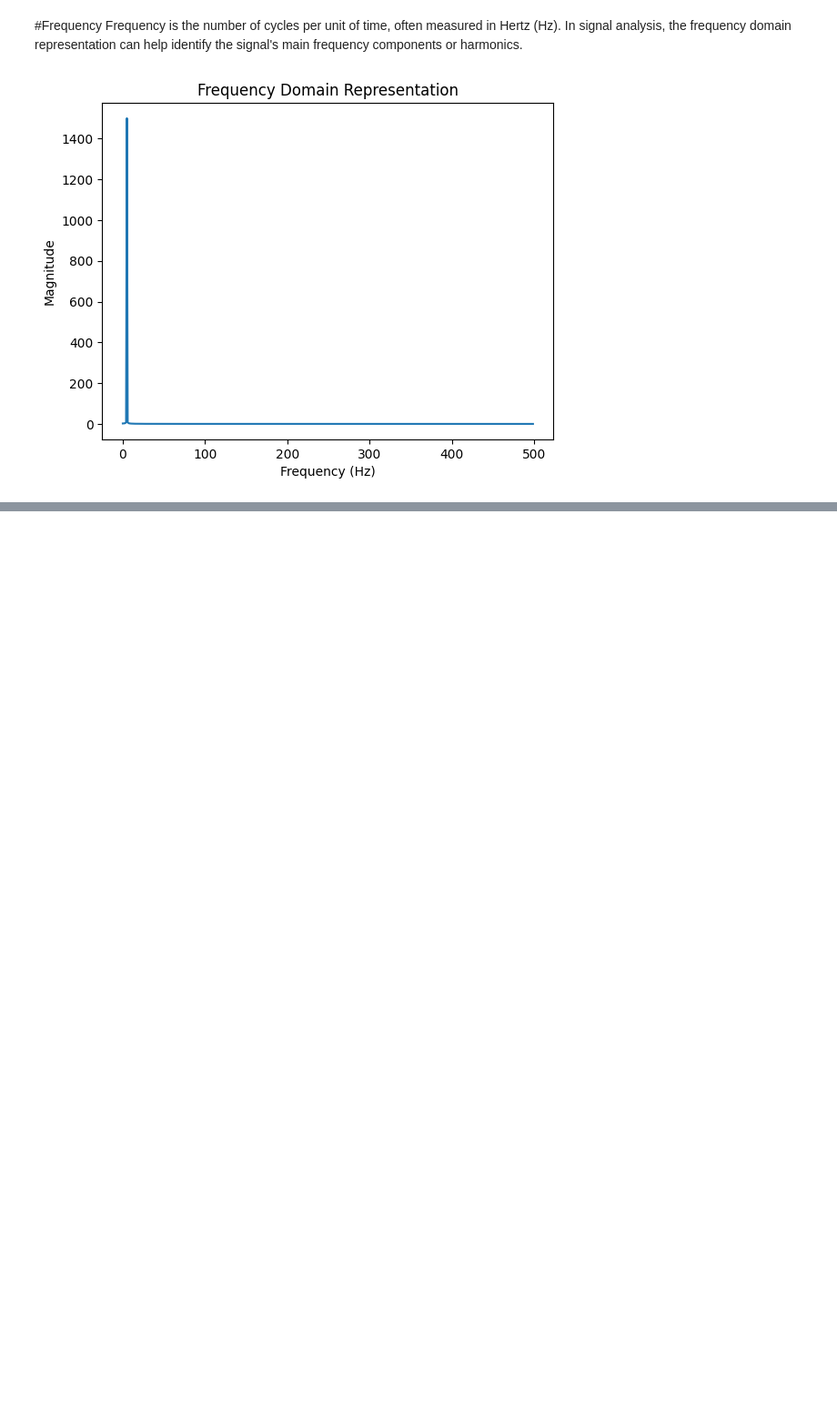
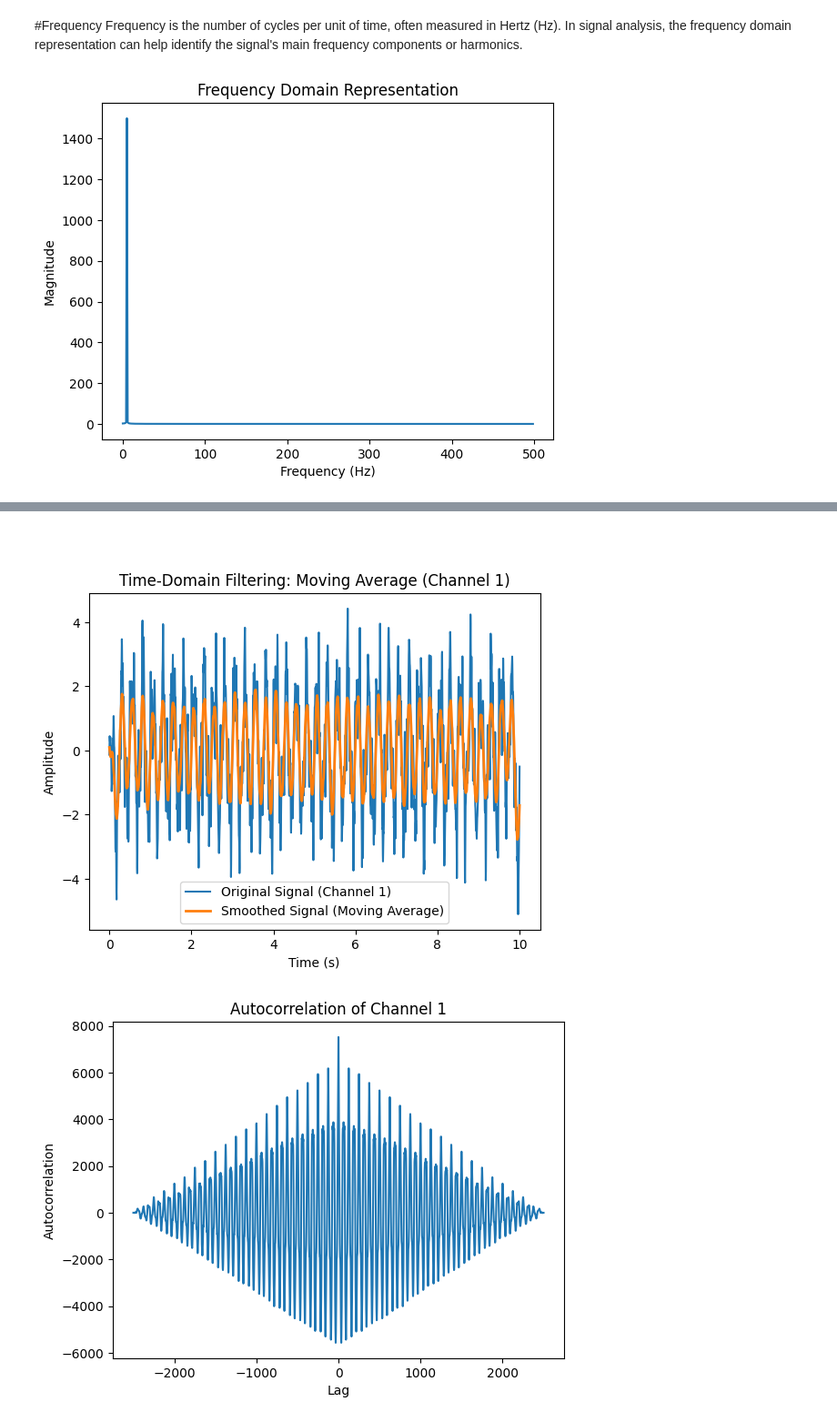
Before and after one commit to vinkrishna/ExpandingSenses, a Jupyter notebook: Chapter3.ipynb, the cells around one changed output, grey strips where cells are left out. Shown: that part at 91% size. Cells and saved outputs as stored; diff of their text form; code cells hidden in the pictures; blank space fills up the shorter version.

```diff
--- a/Chapter3.ipynb
+++ b/Chapter3.ipynb
@@ -59,0 +216,55 @@ plt.show()
+# %% [markdown]
+#
+# %%
+#Time-domain analysis: Moving average filter
+def moving_average(signal, window_size):
+  return np.convolve(signal, np.ones(window_size) / window_size, mode='same')
+
+window_size = 25
+smoothed_eeg_data = np.zeros_like(eeg_data_filtered)
+
+for channel in range(num_channels):
+  smoothed_eeg_data[channel] = moving_average(eeg_data_filtered[channel], window_size)
+
+#Plot original and smoothed signals of channel 1
+plt.figure()
+plt.plot(t, eeg_data_filtered[0], label='Original Signal (Channel 1)')
+plt.plot(t, smoothed_eeg_data[0], label='Smoothed Signal (Moving Average)', linewidth=2)
+plt.xlabel('Time (s)')
+plt.ylabel('Amplitude')
+plt.legend()
+plt.title('Time-Domain Filtering: Moving Average (Channel 1)')
+plt.show()
+
+#Autocorrelation of channel 1
+def autocorrelation(signal):
+  return np.correlate(signal - np.mean(signal), signal - np.mean(signal), mode='full')
+
+autocorr_eeg_signal = autocorrelation(eeg_data_filtered[0])
+autocorr_lags = np.arange(-len(t) + 1, len(t))
+
+#Plot autocorrelation
+plt.figure()
+plt.plot(autocorr_lags, autocorr_eeg_signal)
+plt.xlabel('Lag')
+plt.ylabel('Autocorrelation')
+plt.title('Autocorrelation of Channel 1')
+plt.show()
+
+#Cross-correlation between channel 1 and channel 2
+def crosscorrelation(signal1, signal2):
+  return np.correlate(signal1 - np.mean(signal1), signal2 - np.mean(signal2), mode='full')
+
+crosscorr_eeg_signal = crosscorrelation(eeg_data_filtered[0], eeg_data_filtered[1])
+crosscorr_lags = np.arange(-len(t) + 1, len(t))
+
+#Plot cross-correlation
+plt.figure()
+plt.plot(crosscorr_lags, crosscorr_eeg_signal)
+plt.xlabel('Lag')
+plt.ylabel('Cross-Correlation')
+plt.title('Cross-Correlation Between Channel 1 and Channel 2')
+plt.show()
+# %% [output]
+[figure, added]
+[figure, added]
```
Also changed, not shown: parts of 7 cells of this notebook.
